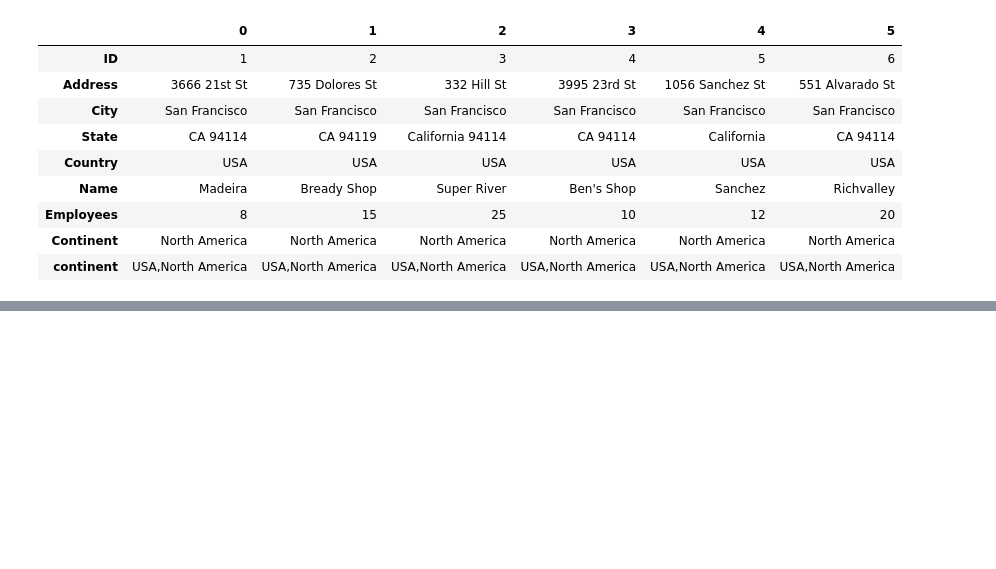
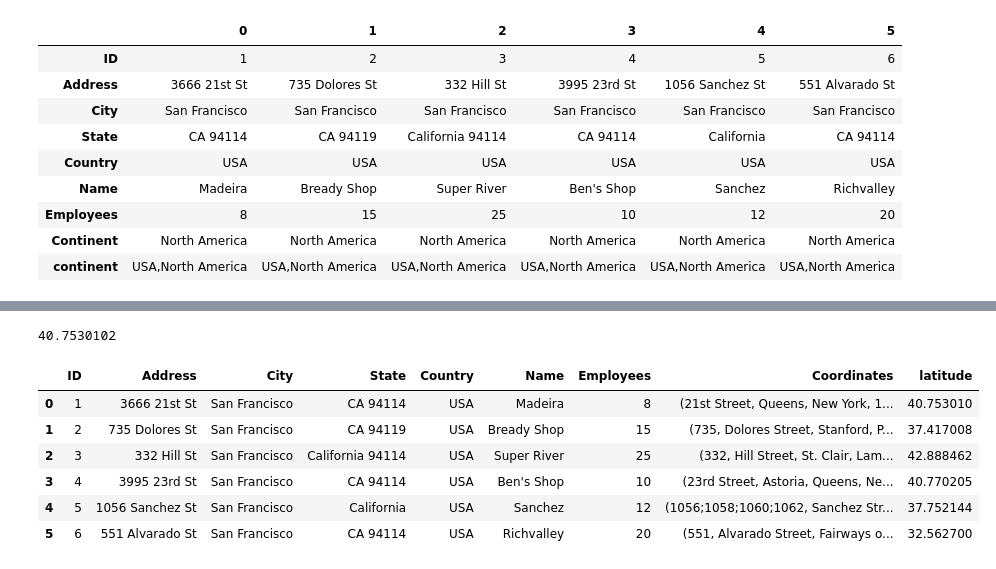
Before and after one commit to honorezemagho/python-10Apps, a Jupyter notebook: files/supermarket/Supermarket.ipynb, the cells around one changed output, grey strips where cells are left out. Saved outputs shown, nothing was run; the diff lists cells and outputs as text; code cells hidden in the pictures; blank space fills up the shorter version.

Commit message:
Geodecoding addresses with Pandas and Geopy

```diff
--- a/files/supermarket/Supermarket.ipynb
+++ b/files/supermarket/Supermarket.ipynb
@@ -291,0 +305,4 @@ df7
+# %%
+import pandas
+df = pandas.read_csv("supermarkets.csv")
+df
@@ -291,0 +327,3 @@ df7
+# %%
+df["Coordinates"] = df["Address"].apply(nom.geocode)
+df.Coordinates
@@ -291,0 +338,16 @@ df7
+# %%
+df.Coordinates[0].latitude
+# %% [output]
+40.7530102
+# %%
+df["latitude"] = df["Coordinates"].apply(lambda x: x.latitude if x != None else None)
+df["longitude"] = df["Coordinates"].apply(lambda x: x.latitude if x != None else None)
+df
+# %% [output]
+|  | ID | Address | City | State | Country | Name | Employees | Coordinates | latitude |
+| 0 | 1 | 3666 21st St | San Francisco | CA 94114 | USA | Madeira | 8 | (21st Street, Queens, New York, 1... | 40.753010 |
+| 1 | 2 | 735 Dolores St | San Francisco | CA 94119 | USA | Bready Shop | 15 | (735, Dolores Street, Stanford, P... | 37.417008 |
+| 2 | 3 | 332 Hill St | San Francisco | California 94114 | USA | Super River | 25 | (332, Hill Street, St. Clair, Lam... | 42.888462 |
+| 3 | 4 | 3995 23rd St | San Francisco | CA 94114 | USA | Ben's Shop | 10 | (23rd Street, Astoria, Queens, Ne... | 40.770205 |
+| 4 | 5 | 1056 Sanchez St | San Francisco | California | USA | Sanchez | 12 | (1056;1058;1060;1062, Sanchez Str... | 37.752144 |
+| 5 | 6 | 551 Alvarado St | San Francisco | CA 94114 | USA | Richvalley | 20 | (551, Alvarado Street, Fairways o... | 32.562700 |
```
Also changed, not shown: parts of 7 cells of this notebook.
